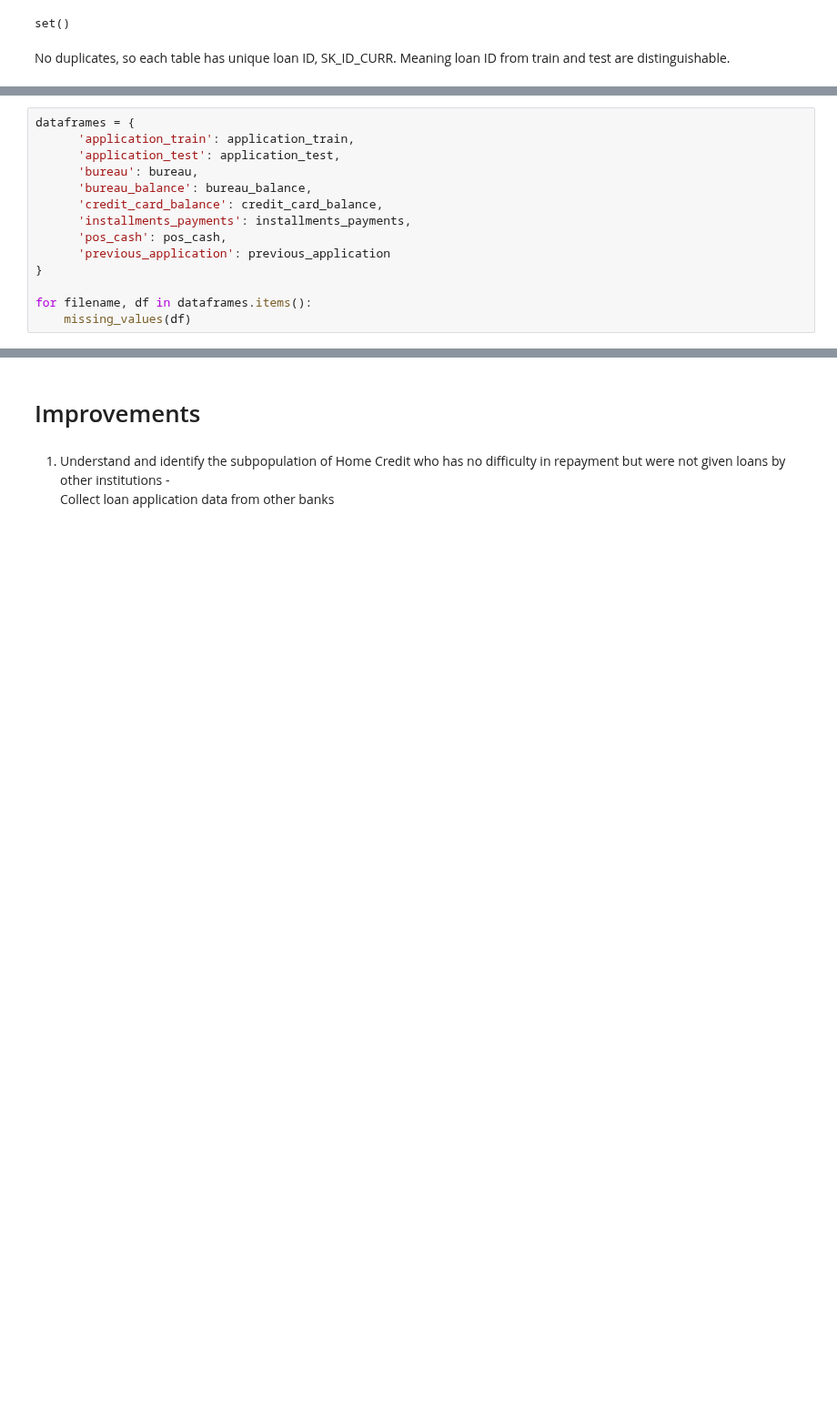
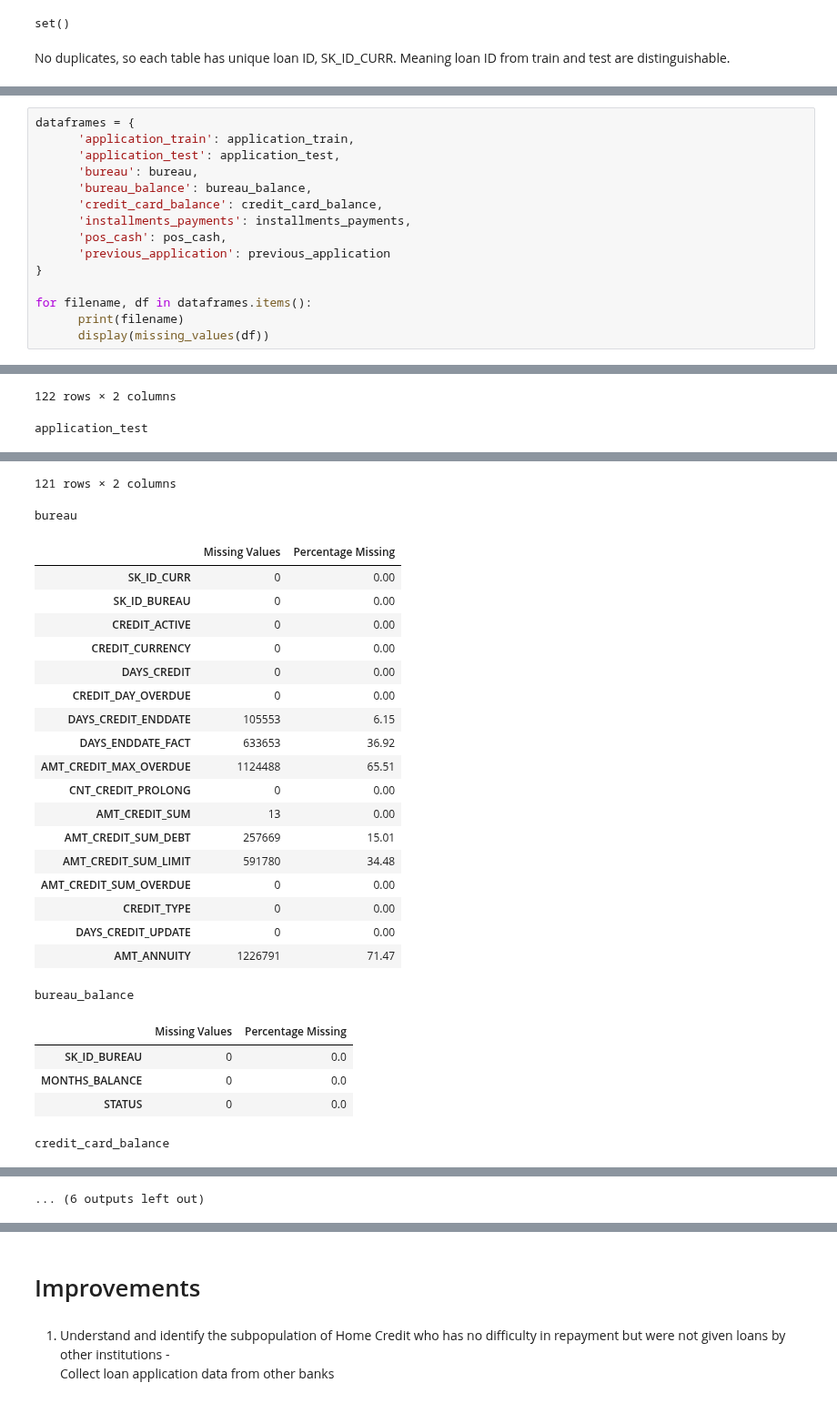
Before and after one commit to CelineChiLamNg/home_credit_default_prediction, a Jupyter notebook: home_credit.ipynb, the cells around one changed output, grey strips where cells are left out. Shown at 91% size. Saved outputs shown, nothing was run; the diff lists cells and outputs as text; blank space fills up the shorter version.

Commit message:
missing values

```diff
--- a/home_credit.ipynb
+++ b/home_credit.ipynb
@@ -390,4 +391,6 @@ dataframes = {
 }
 
 for filename, df in dataframes.items():
-    missing_values(df)
+      print(filename)
+      display(missing_values(df))
+# %% [output]
@@ -393,0 +410,2 @@ for filename, df in dataframes.items():
+122 rows × 2 columns
+application_test
@@ -393,0 +424,26 @@ for filename, df in dataframes.items():
+121 rows × 2 columns
+bureau
+|  | Missing Values | Percentage Missing |
+| SK_ID_CURR | 0 | 0.00 |
+| SK_ID_BUREAU | 0 | 0.00 |
+| CREDIT_ACTIVE | 0 | 0.00 |
+| CREDIT_CURRENCY | 0 | 0.00 |
+| DAYS_CREDIT | 0 | 0.00 |
+| CREDIT_DAY_OVERDUE | 0 | 0.00 |
+| DAYS_CREDIT_ENDDATE | 105553 | 6.15 |
+| DAYS_ENDDATE_FACT | 633653 | 36.92 |
+| AMT_CREDIT_MAX_OVERDUE | 1124488 | 65.51 |
+| CNT_CREDIT_PROLONG | 0 | 0.00 |
+| AMT_CREDIT_SUM | 13 | 0.00 |
+| AMT_CREDIT_SUM_DEBT | 257669 | 15.01 |
+| AMT_CREDIT_SUM_LIMIT | 591780 | 34.48 |
+| AMT_CREDIT_SUM_OVERDUE | 0 | 0.00 |
+| CREDIT_TYPE | 0 | 0.00 |
+| DAYS_CREDIT_UPDATE | 0 | 0.00 |
+| AMT_ANNUITY | 1226791 | 71.47 |
+bureau_balance
+|  | Missing Values | Percentage Missing |
+| SK_ID_BUREAU | 0 | 0.0 |
+| MONTHS_BALANCE | 0 | 0.0 |
+| STATUS | 0 | 0.0 |
+credit_card_balance
@@ -393,0 +467 @@ for filename, df in dataframes.items():
+... (6 outputs left out)
```
Also changed, not shown: parts of 5 cells of this notebook.
